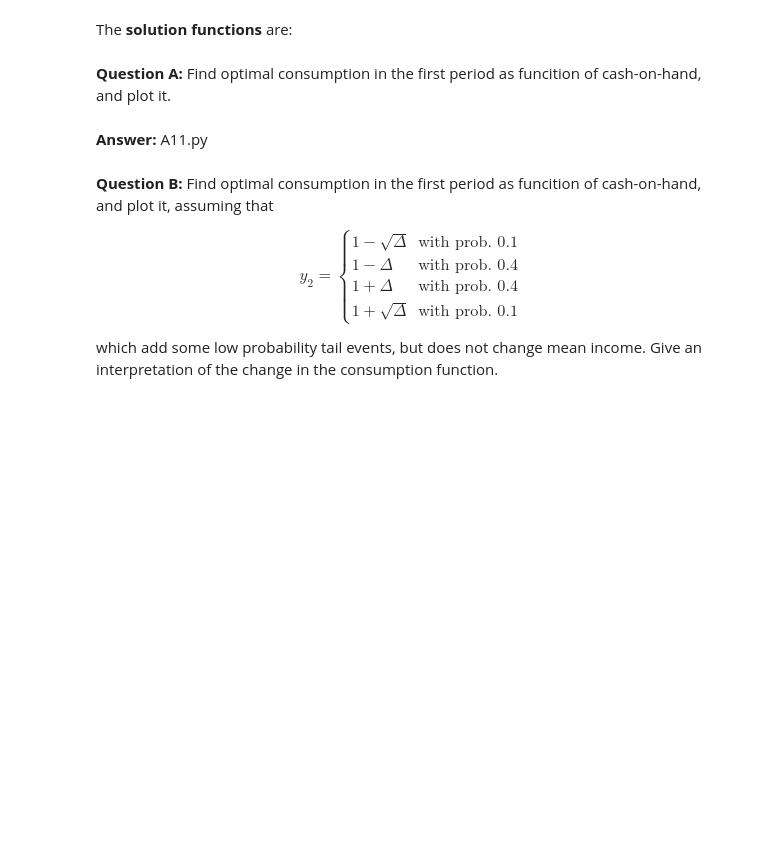
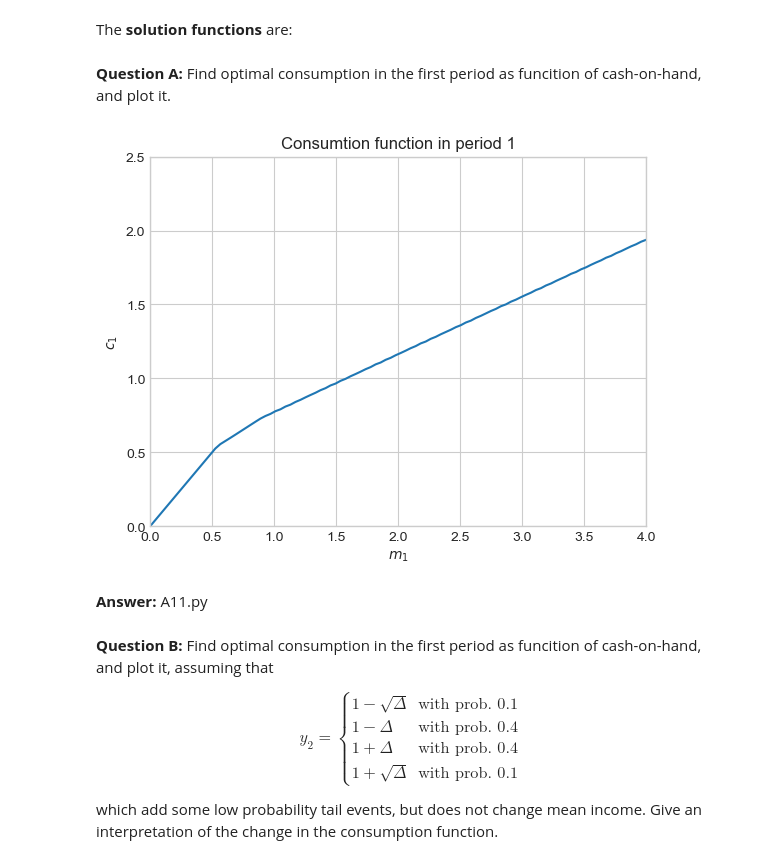
Before and after one commit to RosaMeyer/IntroProg-exercises, a Jupyter notebook: PS7/problem_set_7.ipynb, the cells around one changed output. Cells and saved outputs as stored; diff of their text form; code cells hidden in the pictures; blank space fills up the shorter version.

```diff
--- a/PS7/problem_set_7.ipynb
+++ b/PS7/problem_set_7.ipynb
@@ -581,3 +592,33 @@ Delta = 0.5
+# %%
+rho = 8
+kappa = 0.5
+nu = 0.1
+r = 0.04
+beta = 0.94
+Delta = 0.5
+
+# b. solve
+# Solve period 2
+m2_vec, v2_vec, c2_vec = solve_period_2(rho, nu, kappa, Delta)
+
+# Solve period 1
+v2_interp = interpolate.RegularGridInterpolator((m2_vec,), v2_vec, bounds_error=False, fill_value=None)
+m1_vec, v1_vec, c1_vec = solve_period_1(rho, beta, r, Delta, v1, v2_interp)
+
+# c. plot
+fig = plt.figure()
+ax = fig.add_subplot(1,1,1)
+ax.plot(m1_vec, c1_vec)
+ax.set_xlabel('$m_1$')
+ax.set_ylabel('$c_1$')
+ax.set_title('Consumtion function in period 1')
+
+ax.set_xlim([0,4])
+ax.set_ylim([0,2.5])
+
+plt.show()
+# %% [output]
+[figure, added]
 # %% [markdown]
 **Answer:** A11.py
 # %% [markdown]
```
Also changed, not shown: parts of 6 cells of this notebook.
